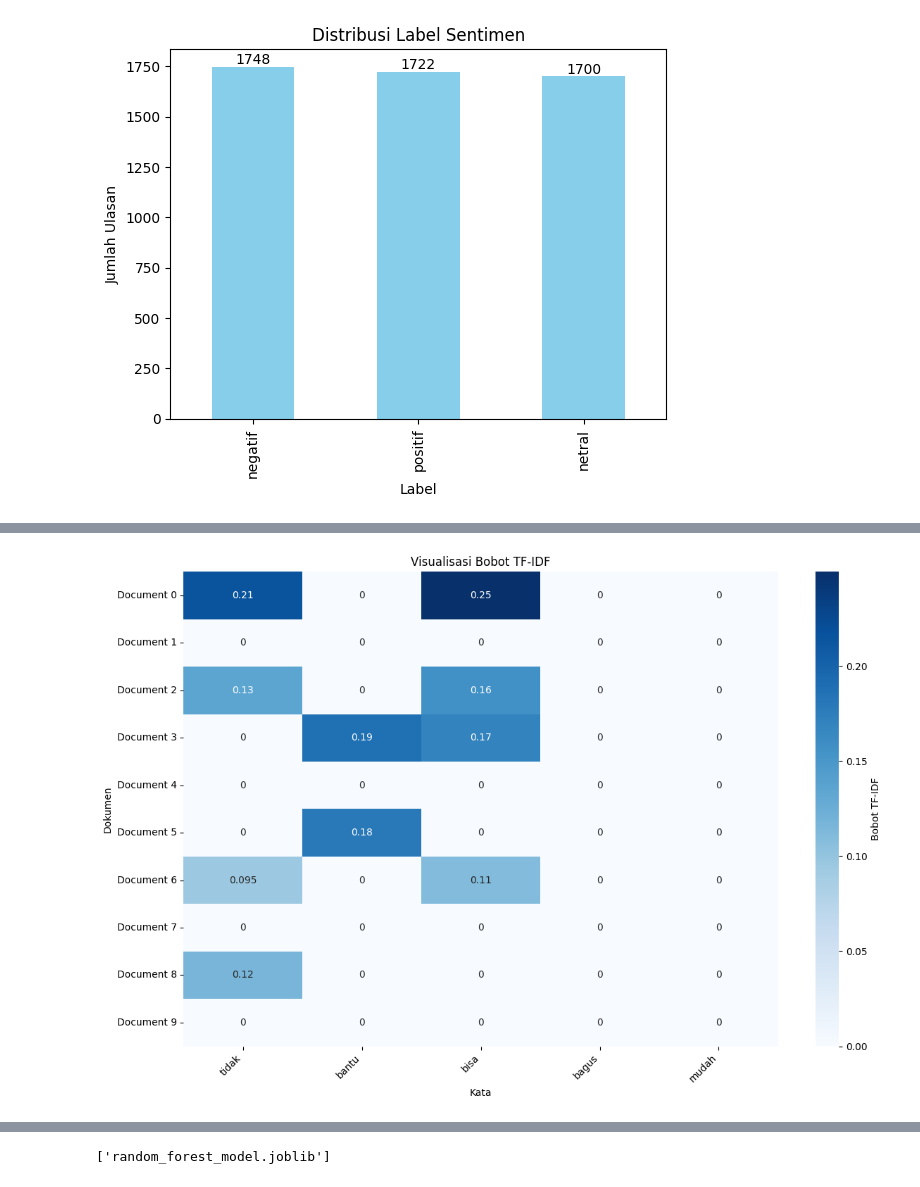
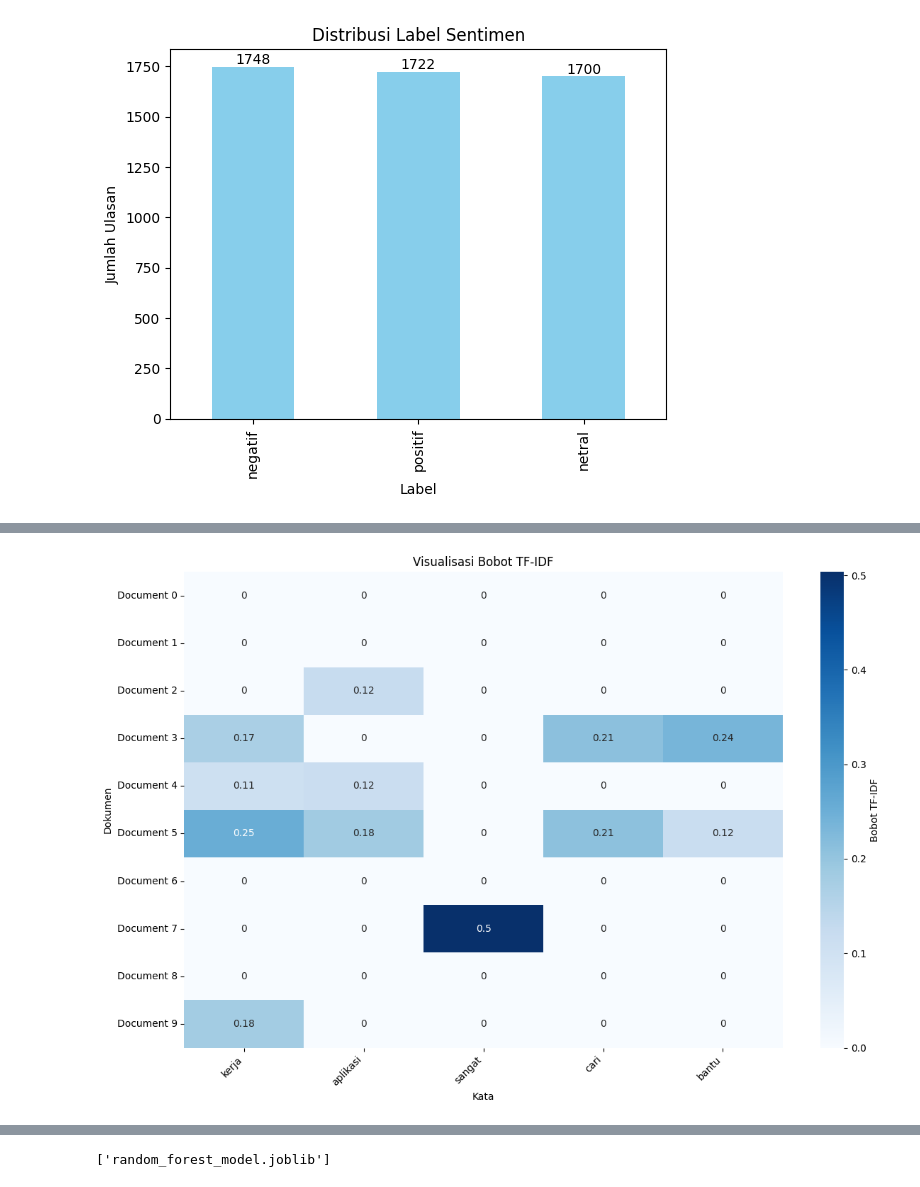
Before and after one commit to FajarMadanii/Extra-Trees-and-Random-Forest-Model-Training-Sentiment-Analysis-Job-Apps, a Jupyter notebook: mix/RF_Balanced.ipynb, the cells around one changed output, grey strips where cells are left out. Saved outputs shown, nothing was run; the diff lists cells and outputs as text; code cells hidden in the pictures.

```diff
--- a/mix/RF_Balanced.ipynb
+++ b/mix/RF_Balanced.ipynb
@@ -144,40 +144,37 @@ X_train, X_test, y_train, y_test = train_test_split(
 )
 
 # Inisialisasi TF-IDF Vectorizer
-tfidf_vectorizer = TfidfVectorizer(
-    max_features=500,  # Anda dapat menyesuaikan jumlah fitur
-    ngram_range=(1, 2),  # Menggunakan unigram dan bigram
-)
+tfidf_vectorizer = TfidfVectorizer()
 
 # Fit dan transform data training
 X_train_tfidf = tfidf_vectorizer.fit_transform(X_train)
 
 # Transform data testing
 X_test_tfidf = tfidf_vectorizer.transform(X_test)
 
 # Konversi sparse matrix ke DataFrame
 tfidf_df = pd.DataFrame(X_train_tfidf.toarray(), columns=tfidf_vectorizer.get_feature_names_out())
 
 # Tambahkan kolom untuk dokumen
 tfidf_df['Document'] = [f'Document {i}' for i in range(tfidf_df.shape[0])]
 tfidf_df.set_index('Document', inplace=True)
 
 # Hitung rata-rata skor TF-IDF untuk setiap kata
 tfidf_means = tfidf_df.mean(axis=0)
 
 # Ambil 5 kata dengan skor TF-IDF tertinggi
 top_words = tfidf_means.nlargest(5).index
 tfidf_df_subset = tfidf_df[top_words].head(10)  # Ambil hanya 10 baris
 
 # Buat heatmap untuk 5 kata teratas
 plt.figure(figsize=(12, 8))
 sns.heatmap(tfidf_df_subset, annot=True, cmap='Blues', cbar_kws={'label': 'Bobot TF-IDF'})
 plt.title('Visualisasi Bobot TF-IDF')
 plt.xlabel('Kata')
 plt.ylabel('Dokumen')
 plt.xticks(rotation=45, ha='right')
 plt.tight_layout()
 plt.show()
 # %% [output]
-[figure, old version]
+[figure, new version]
 # %%
```
Also changed, not shown: parts of 5 cells of this notebook, 5 other files.
